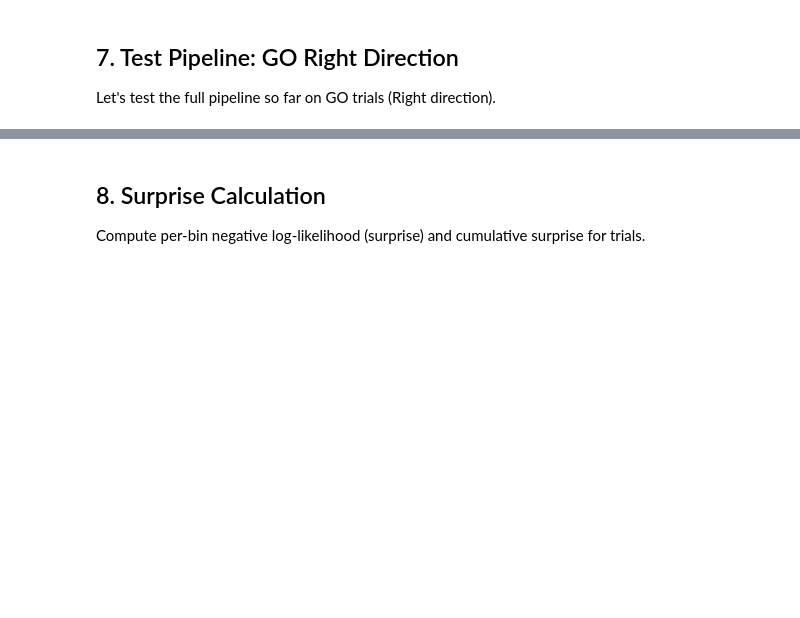
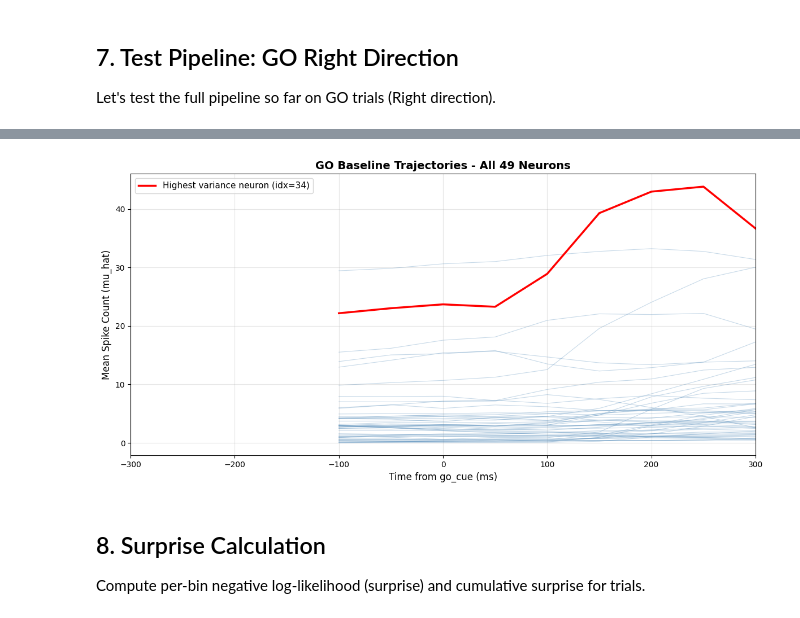
Before and after one commit to barrackHa/Population-Analysis, a Jupyter notebook: population_analysis/trajectory_divergence/neural_traj_divergence_poisson_analysis.ipynb, the cells around one changed output, grey strips where cells are left out. Saved outputs shown, nothing was run; the diff lists cells and outputs as text; code cells hidden in the pictures; blank space fills up the shorter version.

```diff
--- a/population_analysis/trajectory_divergence/neural_traj_divergence_poisson_analysis.ipynb
+++ b/population_analysis/trajectory_divergence/neural_traj_divergence_poisson_analysis.ipynb
@@ -454,3 +539,27 @@ Pipeline test complete!
+# %%
+plt.figure(figsize=(12, 6))
+
+# Plot all neurons' mu_hat trajectories
+for neuron_idx in range(go_baseline['mu_hat'].shape[0]):
+    plt.plot(go_filtered['bin_centers'], go_baseline['mu_hat'][neuron_idx, :],
+             alpha=0.3, linewidth=0.8, color='steelblue')
+
+# Highlight the neuron with highest variance
+top_neuron_idx = go_baseline['mu_hat'].var(axis=1).argmax()
+plt.plot(go_filtered['bin_centers'], go_baseline['mu_hat'][top_neuron_idx, :],
+         linewidth=2.5, color='red', label=f'Highest variance neuron (idx={top_neuron_idx})')
+
+plt.xlabel('Time from go_cue (ms)', fontsize=12)
+plt.ylabel('Mean Spike Count (mu_hat)', fontsize=12)
+plt.title(f'GO Baseline Trajectories - All {go_baseline["mu_hat"].shape[0]} Neurons',
+          fontsize=14, fontweight='bold')
+plt.legend(fontsize=11)
+plt.grid(True, alpha=0.3)
+plt.xlim(epok[0], epok[1])
+plt.tight_layout()
+plt.show()
+# %% [output]
+[figure, added]
 # %% [markdown]
 ## 8. Surprise Calculation
 
```
Also changed, not shown: parts of 16 cells of this notebook.
